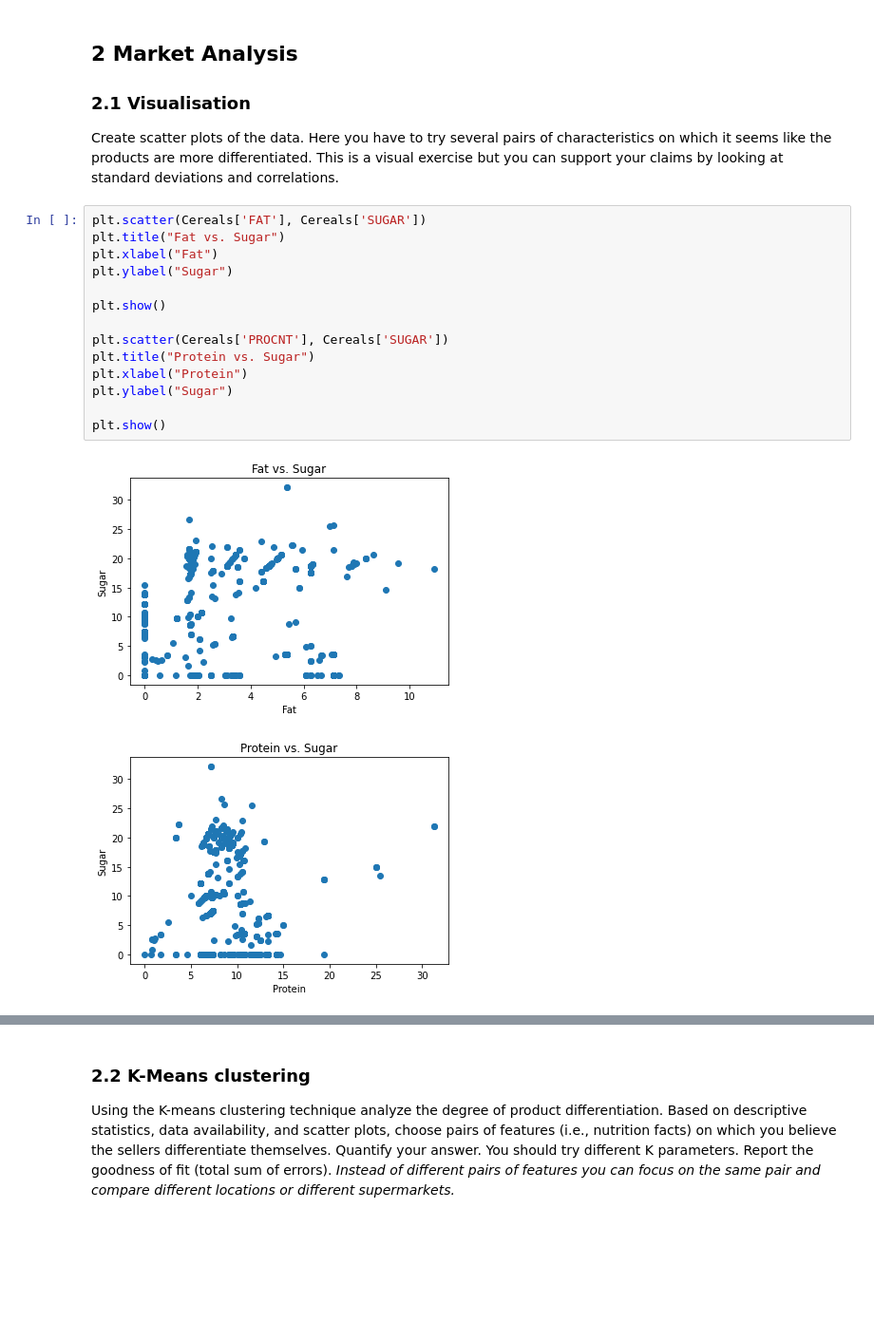
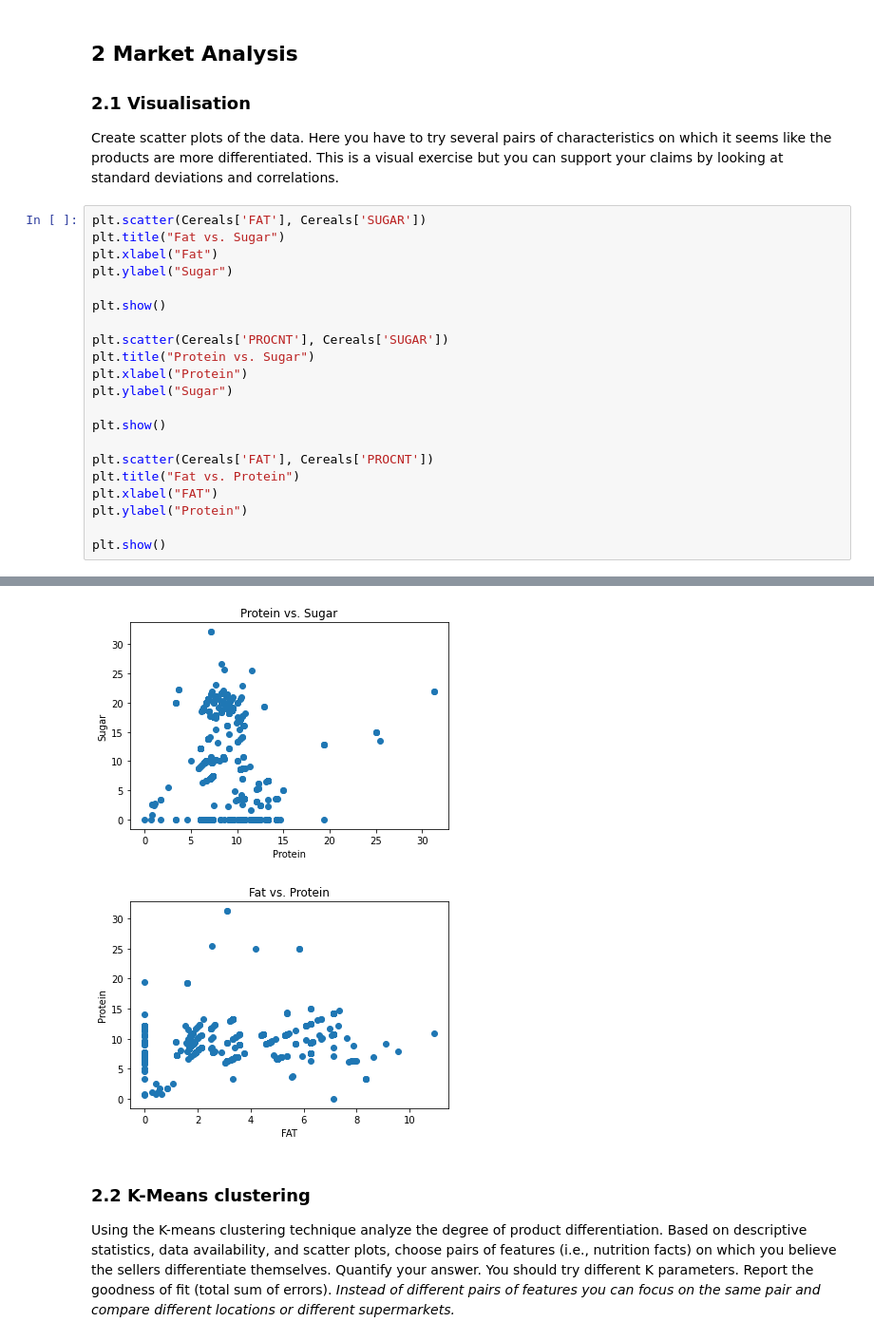
Before and after one commit to joshuamcurtis/Cereal_Project, a Jupyter notebook: Cereal Project.ipynb, the cells around one changed output, grey strips where cells are left out. Shown: that part at 95% size. Drawn from its saved outputs; the diff is of its cells as text; blank space fills up the shorter version.

Commit message:
Added Fat v. Protein scatter plot

```diff
--- a/Cereal Project.ipynb
+++ b/Cereal Project.ipynb
@@ -181,20 +181,25 @@ Cereals.describe()
 ## 2 Market Analysis
 ### 2.1 Visualisation
 Create scatter plots of the data. Here you have to try several pairs of characteristics on which it seems like the products are more differentiated. This is a visual exercise but you can support your claims by looking at standard deviations and correlations.
-# %%
-plt.scatter(Cereals['FAT'], Cereals['SUGAR'])
-plt.title("Fat vs. Sugar")
-plt.xlabel("Fat")
-plt.ylabel("Sugar")
-
-plt.show()
-
-plt.scatter(Cereals['PROCNT'], Cereals['SUGAR'])
-plt.title("Protein vs. Sugar")
-plt.xlabel("Protein")
-plt.ylabel("Sugar")
-
-plt.show()
-# %% [output]
-[figure, removed]
-[figure, removed]
+# %%
+plt.scatter(Cereals['FAT'], Cereals['SUGAR'])
+plt.title("Fat vs. Sugar")
+plt.xlabel("Fat")
+plt.ylabel("Sugar")
+
+plt.show()
+
+plt.scatter(Cereals['PROCNT'], Cereals['SUGAR'])
+plt.title("Protein vs. Sugar")
+plt.xlabel("Protein")
+plt.ylabel("Sugar")
+
+plt.show()
+
+plt.scatter(Cereals['FAT'], Cereals['PROCNT'])
+plt.title("Fat vs. Protein")
+plt.xlabel("FAT")
+plt.ylabel("Protein")
+
+plt.show()
+# %% [output]
@@ -201,3 +207,5 @@ plt.show()
+[figure, added]
+[figure, added]
 # %% [markdown]
 ### 2.2 K-Means clustering
 Using the K-means clustering technique analyze the degree of product differentiation. Based on descriptive statistics, data availability, and scatter plots, choose pairs of features (i.e., nutrition facts) on which you believe the sellers differentiate themselves. Quantify your answer. You should try different K parameters. Report the goodness of fit (total sum of errors). *Instead of different pairs of features you can focus on the same pair and compare different locations or different supermarkets.*
```
Also changed, not shown: parts of 3 cells of this notebook.
